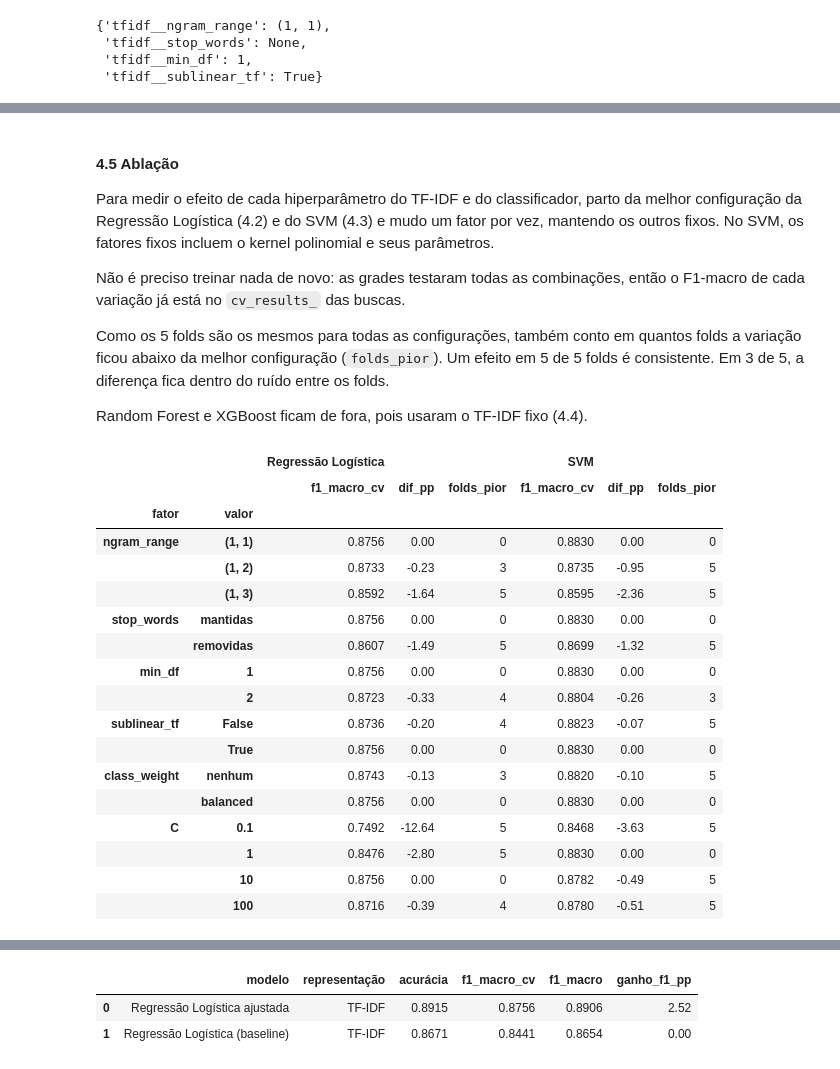
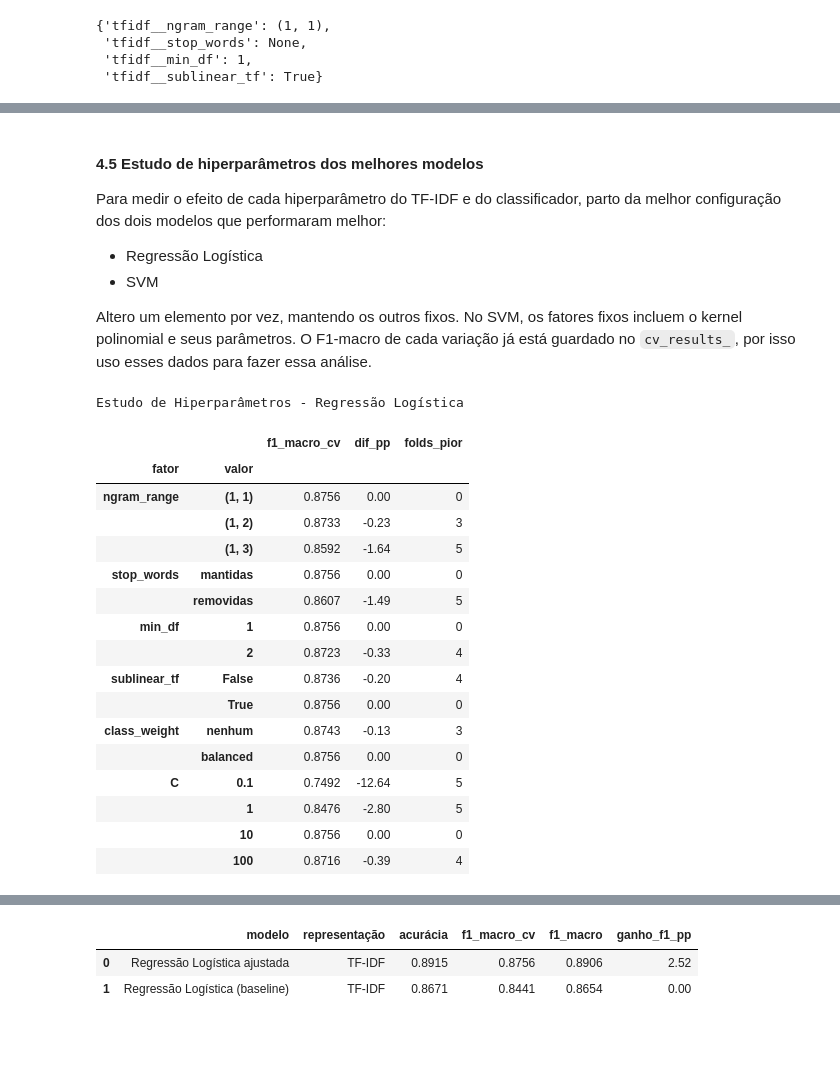
Before and after one commit to imarcososhiro/banking77-pt-classificacao, a Jupyter notebook: notebooks/03_modelagem.ipynb, the cells around one changed output, grey strips where cells are left out. Saved outputs shown, nothing was run; the diff lists cells and outputs as text; code cells hidden in the pictures; blank space fills up the shorter version.

```diff
--- a/notebooks/03_modelagem.ipynb
+++ b/notebooks/03_modelagem.ipynb
@@ -288,13 +290,20 @@ Os hiperparâmetros serão escolhidos com `GridSearchCV` usando apenas o conjunt
 # Função reutilizável para aplicar GridSearch nos classificadores
 # Cada resultado é salvo em ../data/buscas, com joblib (comprimido, pois as florestas da 4.4 ocupam alguns GB)
 # Se o resultado já existir (mesmo grid e mesma divisão), a função carrega os resultados da pasta buscas pelo nome 'arquivo'
+# X e y são opcionais: sem eles, a busca usa o texto do treino (TF-IDF). Na seção 5, recebe os embeddings do treino
 
-def buscar(pipeline, arquivo, n_jobs, grade):
+def buscar(pipeline, arquivo, n_jobs, grade, X=None, y=None):
     arquivo = Path(arquivo)
+    if X is None:
+        X = X_train
+    if y is None:
+        y = y_train
 
     if arquivo.exists():
         salvo = joblib.load(arquivo)
-        mesmo_grid = salvo['busca'].param_grid == grade
+        # comparo o texto das grades, pois objetos como StandardScaler() só são iguais a eles mesmos
+        mesmo_grid = repr(salvo['busca'].param_grid) == repr(grade)
+        # os embeddings seguem a ordem das frases do X_train (conferido na 2.2), então o índice vale para os dois
         mesma_divisao = np.array_equal(salvo['idx_train'], X_train.index.values)
         if mesmo_grid and mesma_divisao:
             busca = salvo['busca']
@@ -313,7 +322,7 @@ def buscar(pipeline, arquivo, n_jobs, grade):
         n_jobs=n_jobs,
         verbose=1,
     )
-    busca.fit(X_train, y_train)
+    busca.fit(X, y)
 
     joblib.dump({'busca': busca, 'idx_train': X_train.index.values}, arquivo, compress=3)
     print(f'Salvo em {arquivo}')
@@ -665,14 +672,13 @@ Melhor F1-macro (CV): 0.8224
 # %%
 XGB_TFIDF = ('XGBoost ajustado', 'TF-IDF')
 # %% [markdown]
-#### 4.5 Ablação
-Para medir o efeito de cada hiperparâmetro do TF-IDF e do classificador, parto da melhor configuração da Regressão Logística (4.2) e do SVM (4.3) e mudo um fator por vez, mantendo os outros fixos. No SVM, os fatores fixos incluem o kernel polinomial e seus parâmetros.
+#### 4.5 Estudo de hiperparâmetros dos melhores modelos
+Para medir o efeito de cada hiperparâmetro do TF-IDF e do classificador, parto da melhor configuração dos dois modelos que performaram melhor:
 
-Não é preciso treinar nada de novo: as grades testaram todas as combinações, então o F1-macro de cada variação já está no `cv_results_` das buscas.
+- Regressão Logística
+- SVM
 
-Como os 5 folds são os mesmos para todas as configurações, também conto em quantos folds a variação ficou abaixo da melhor configuração (`folds_pior`). Um efeito em 5 de 5 folds é consistente. Em 3 de 5, a diferença fica dentro do ruído entre os folds.
-
-Random Forest e XGBoost ficam de fora, pois usaram o TF-IDF fixo (4.4).
+Altero um elemento por vez, mantendo os outros fixos. No SVM, os fatores fixos incluem o kernel polinomial e seus parâmetros. O F1-macro de cada variação já está guardado no `cv_results_`, por isso uso esses dados para fazer essa análise.
 # %%
 FATORES = ['tfidf__ngram_range', 'tfidf__stop_words', 'tfidf__min_df',
            'tfidf__sublinear_tf', 'clf__class_weight', 'clf__C']
@@ -707,28 +750,27 @@ def ablacao(busca, fatores):
     return pd.DataFrame(linhas).set_index(['fator', 'valor'])
 # %%
-tabela_ablacao = pd.concat({
-    'Regressão Logística': ablacao(busca_reglog, FATORES),
-    'SVM': ablacao(busca_svm, FATORES),
-}, axis=1)
+ablacao_reglog = ablacao(busca_reglog, FATORES)
+ablacao_svm = ablacao(busca_svm, FATORES)
 
-tabela_ablacao.round({(m, c): (4 if c == 'f1_macro_cv' else 2)
-                      for m in ['Regressão Logística', 'SVM'] for c in ['f1_macro_cv', 'dif_pp']})
+# Regressão Logística (4 casas no F1-macro e 2 na diferença em pp)
+print('Estudo de Hiperparâmetros - Regressão Logística')
+ablacao_reglog.round({'f1_macro_cv': 4, 'dif_pp': 2})
 # %% [output]
+Estudo de Hiperparâmetros - Regressão Logística
-|  |  | Regressão Logística |  |  | SVM |  |  |
-|  |  | f1_macro_cv | dif_pp | folds_pior | f1_macro_cv | dif_pp | folds_pior |
-| fator | valor |  |  |  |  |  |  |
-| ngram_range | (1, 1) | 0.8756 | 0.00 | 0 | 0.8830 | 0.00 | 0 |
-|  | (1, 2) | 0.8733 | -0.23 | 3 | 0.8735 | -0.95 | 5 |
-|  | (1, 3) | 0.8592 | -1.64 | 5 | 0.8595 | -2.36 | 5 |
-| stop_words | mantidas | 0.8756 | 0.00 | 0 | 0.8830 | 0.00 | 0 |
-|  | removidas | 0.8607 | -1.49 | 5 | 0.8699 | -1.32 | 5 |
-| min_df | 1 | 0.8756 | 0.00 | 0 | 0.8830 | 0.00 | 0 |
-|  | 2 | 0.8723 | -0.33 | 4 | 0.8804 | -0.26 | 3 |
-| sublinear_tf | False | 0.8736 | -0.20 | 4 | 0.8823 | -0.07 | 5 |
-|  | True | 0.8756 | 0.00 | 0 | 0.8830 | 0.00 | 0 |
-| class_weight | nenhum | 0.8743 | -0.13 | 3 | 0.8820 | -0.10 | 5 |
-|  | balanced | 0.8756 | 0.00 | 0 | 0.8830 | 0.00 | 0 |
-| C | 0.1 | 0.7492 | -12.64 | 5 | 0.8468 | -3.63 | 5 |
-|  | 1 | 0.8476 | -2.80 | 5 | 0.8830 | 0.00 | 0 |
-|  | 10 | 0.8756 | 0.00 | 0 | 0.8782 | -0.49 | 5 |
-|  | 100 | 0.8716 | -0.39 | 4 | 0.8780 | -0.51 | 5 |
+|  |  | f1_macro_cv | dif_pp | folds_pior |
+| fator | valor |  |  |  |
+| ngram_range | (1, 1) | 0.8756 | 0.00 | 0 |
+|  | (1, 2) | 0.8733 | -0.23 | 3 |
+|  | (1, 3) | 0.8592 | -1.64 | 5 |
+| stop_words | mantidas | 0.8756 | 0.00 | 0 |
+|  | removidas | 0.8607 | -1.49 | 5 |
+| min_df | 1 | 0.8756 | 0.00 | 0 |
+|  | 2 | 0.8723 | -0.33 | 4 |
+| sublinear_tf | False | 0.8736 | -0.20 | 4 |
+|  | True | 0.8756 | 0.00 | 0 |
+| class_weight | nenhum | 0.8743 | -0.13 | 3 |
+|  | balanced | 0.8756 | 0.00 | 0 |
+| C | 0.1 | 0.7492 | -12.64 | 5 |
+|  | 1 | 0.8476 | -2.80 | 5 |
+|  | 10 | 0.8756 | 0.00 | 0 |
+|  | 100 | 0.8716 | -0.39 | 4 |
```
Also changed, not shown: parts of 50 cells of this notebook, 2 other files.
